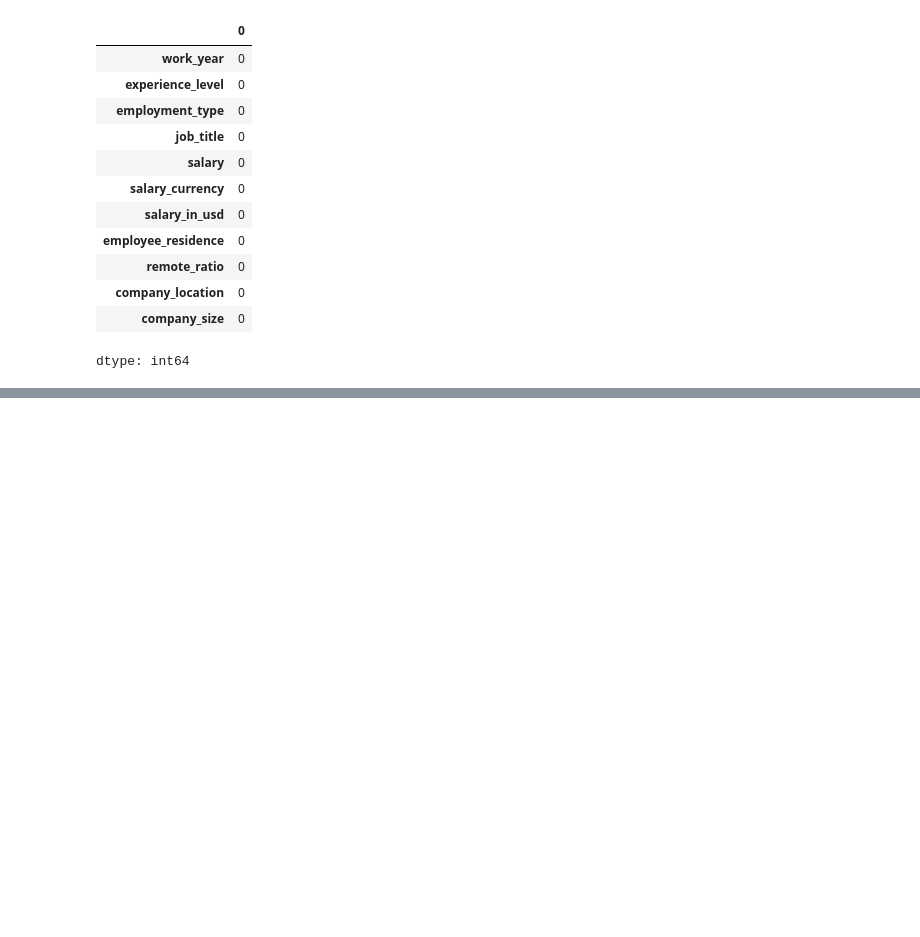
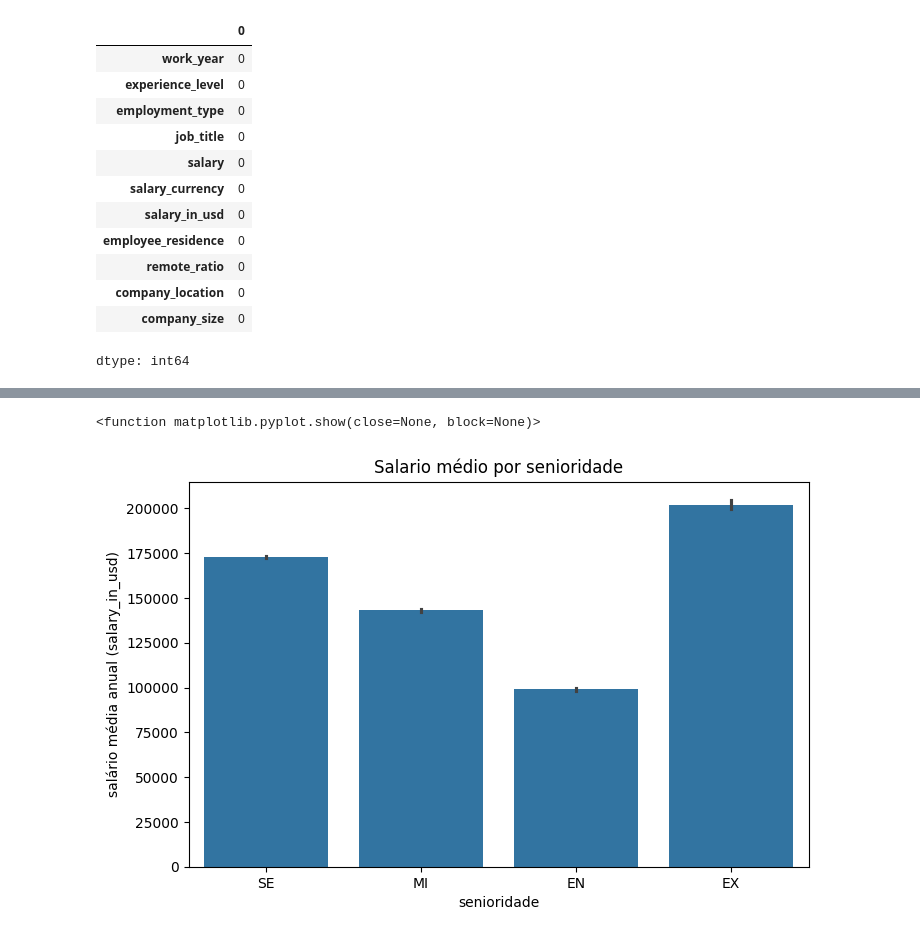
Before and after one commit to luiz675/aula, a Jupyter notebook: Untitled2.ipynb, the cells around one changed output, grey strips where cells are left out. Cells and saved outputs as stored; diff of their text form; code cells hidden in the pictures; blank space fills up the shorter version.

```diff
--- a/Untitled2.ipynb
+++ b/Untitled2.ipynb
@@ -186,0 +62,10 @@ df_limpo = df_limpo.assign(work_year = df_limpo['work_year'].astype('int64'))
+# %%
+plt.figure(figsize=(8,5))
+sns.barplot(data=df_limpo, x='experience_level', y='salary_in_usd')
+plt.title('Salario médio por senioridade')
+plt.xlabel('senioridade')
+plt.ylabel('salário média anual (salary_in_usd)')
+plt.show
+# %% [output]
+<function matplotlib.pyplot.show(close=None, block=None)>
+[figure, added]
```
Also changed, not shown: parts of 27 cells of this notebook.
